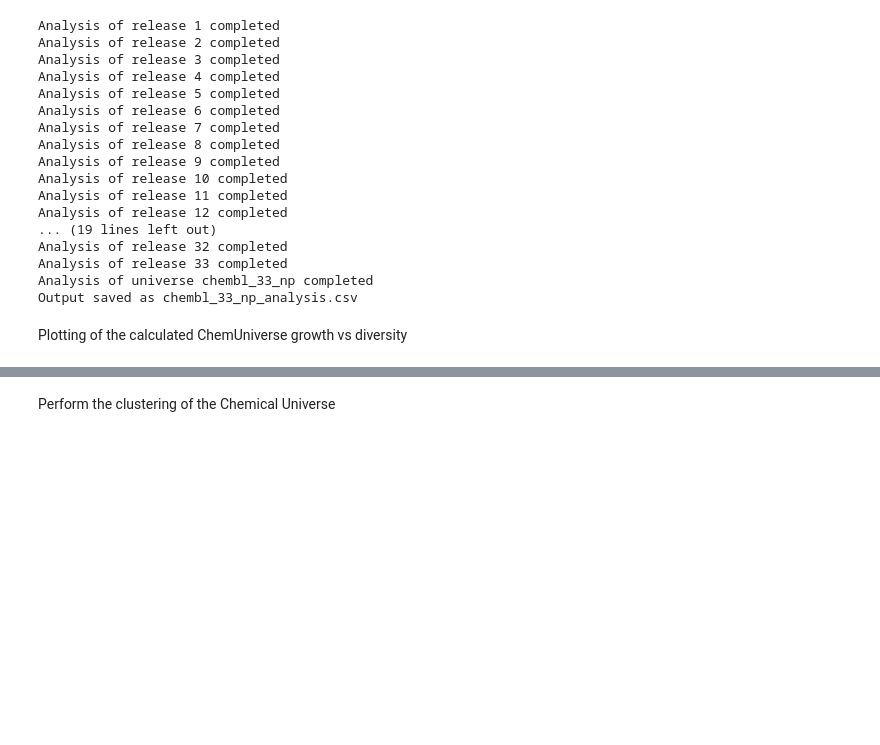
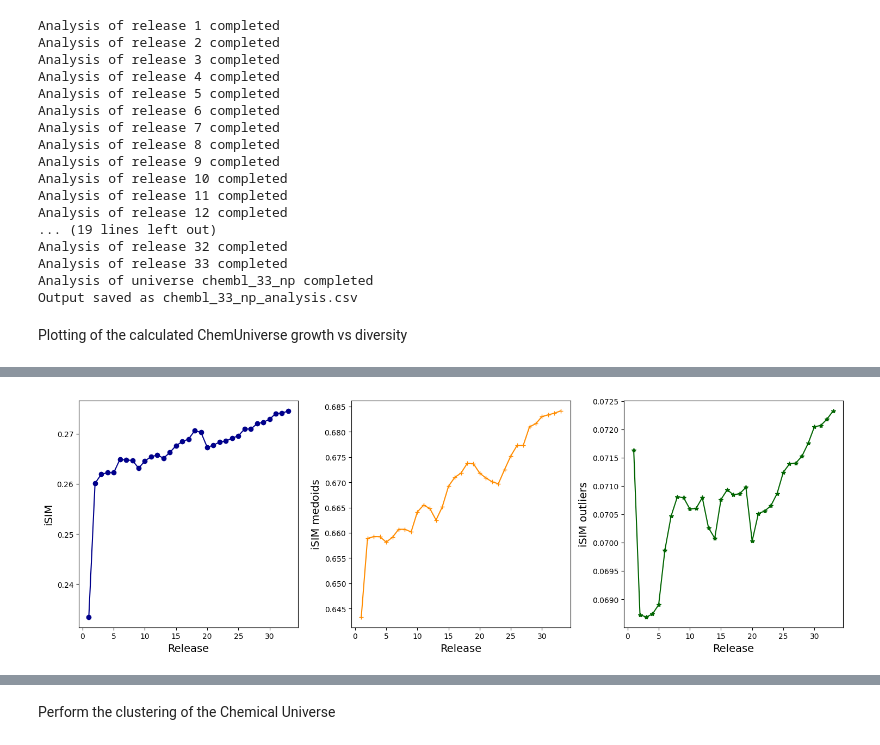
Before and after one commit to klopezperez/ChemUniverse, a Jupyter notebook: chem_universe.ipynb, the cells around one changed output, grey strips where cells are left out. Cells and saved outputs as stored; diff of their text form; code cells hidden in the pictures; blank space fills up the shorter version.

```diff
--- a/chem_universe.ipynb
+++ b/chem_universe.ipynb
@@ -101,0 +103,28 @@ No artists with labels found to put in legend.  Note that artists whose label st
+# %%
+# Plot iSIM of the whole data, medoids, and outliers in three panels
+fig, ax = plt.subplots(1, 3, figsize=(15, 5))
+
+# Plot the iSIM of the whole data
+ax[0].plot(universe_analysis['release'], universe_analysis['iSIM'], color='darkblue', marker='o')
+
+# Plot the iSIM of the medoids
+ax[1].plot(universe_analysis['release'], universe_analysis['iSIM_medoids'], color='darkorange', marker='+')
+
+# Plot the iSIM of the outliers
+ax[2].plot(universe_analysis['release'], universe_analysis['iSIM_outliers'], color='darkgreen', marker='*')
+
+# Add labels and title
+ax[0].set_xlabel('Release', fontsize=14)
+ax[0].set_ylabel('iSIM', fontsize=14)
+
+ax[1].set_xlabel('Release', fontsize=14)
+ax[1].set_ylabel('iSIM medoids', fontsize=14)
+
+ax[2].set_xlabel('Release', fontsize=14)
+ax[2].set_ylabel('iSIM outliers', fontsize=14)
+
+
+plt.tight_layout()
+plt.show()
+# %% [output]
+[figure, added]
```
Also changed, not shown: parts of 9 cells of this notebook.
